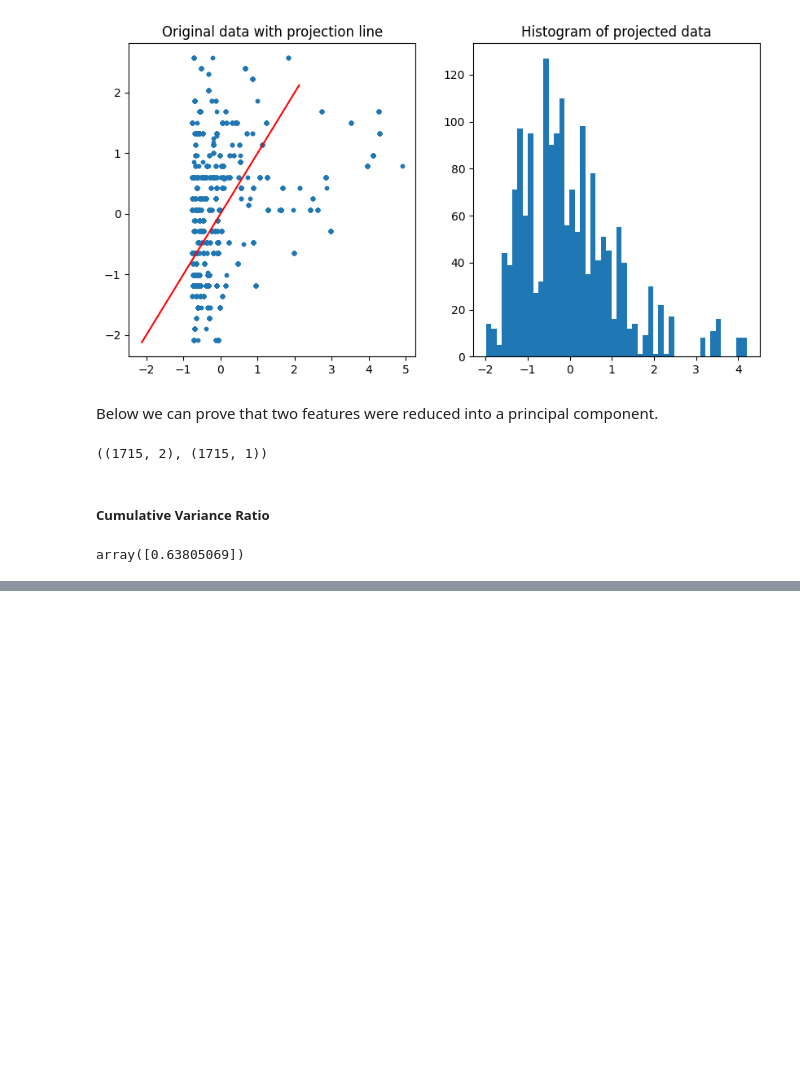
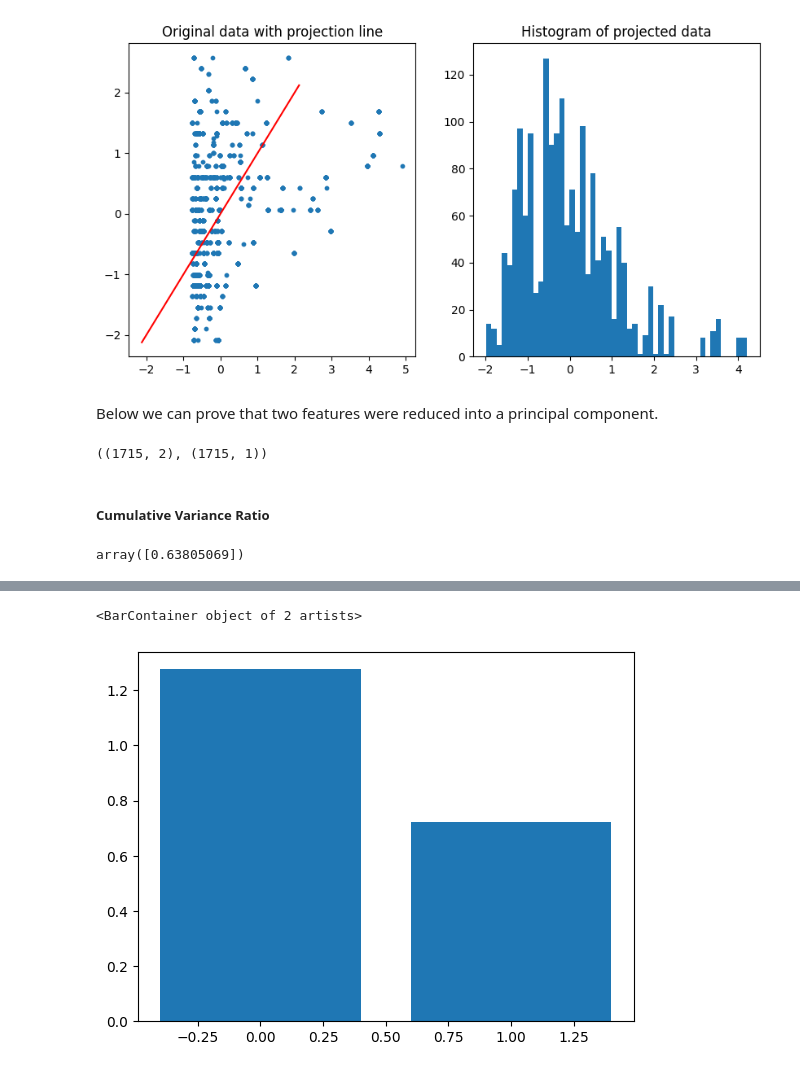
Before and after one commit to thmaz/DatSci_PI7-1, a Jupyter notebook: pi7-2.ipynb, the cells around one changed output, grey strips where cells are left out. Cells and saved outputs as stored; diff of their text form; code cells hidden in the pictures; blank space fills up the shorter version.

```diff
--- a/pi7-2.ipynb
+++ b/pi7-2.ipynb
@@ -445,0 +447,5 @@ plt.axhline(0.9, color='red')
+# %%
+plt.bar(range(pca.explained_variance_.shape[0]), pca.explained_variance_)
+# %% [output]
+<BarContainer object of 2 artists>
+[figure, added]
```
Also changed, not shown: parts of 8 cells of this notebook.
